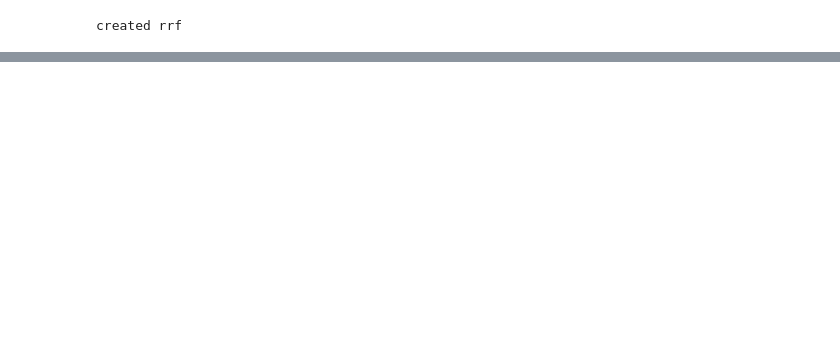
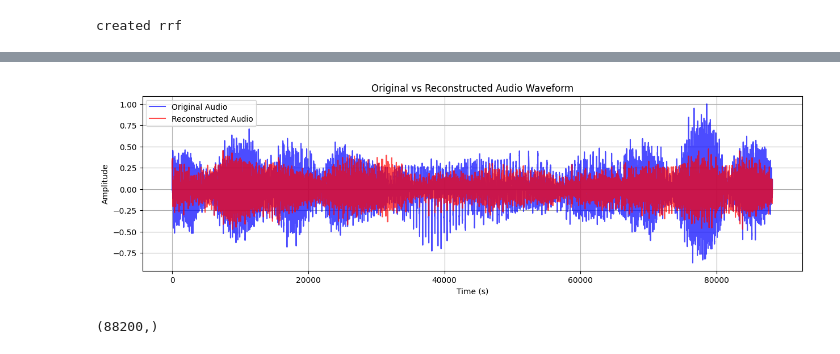
Before and after one commit to PankajGadhwal/ML-Projects, a Jupyter notebook: A2/task2.ipynb, the cells around one changed output, grey strips where cells are left out. Drawn from its saved outputs; the diff is of its cells as text; code cells hidden in the pictures; blank space fills up the shorter version.

```diff
--- a/A2/task2.ipynb
+++ b/A2/task2.ipynb
@@ -138,5 +151,5 @@ audio, sample_rate = librosa.load(audio_path, sr=None)
 # %%
-
+audio = audio[-2 * sample_rate:]
 audio_tensor = torch.tensor(audio, dtype=torch.float32).to(device)
 audio_size = audio_tensor.shape
 coords = torch.arange(audio_size[0], dtype=torch.float32).to(device)
@@ -260,0 +217,29 @@ rmse_segment
+# %%
+plt.figure(figsize=(15, 4))
+plt.plot(audio, color = 'blue', alpha = 0.7, label = 'Original Audio')
+plt.plot(pred_audio, color = 'red', alpha = 0.7, label = 'Reconstructed Audio')
+plt.xlabel('Time (s)')
+plt.ylabel('Amplitude')
+plt.title('Original vs Reconstructed Audio Waveform')
+plt.grid()
+plt.legend()
+plt.show()
+# %% [output]
+[figure, added]
+# %%
+start_idx = 20000
+end_idx = 30000
+
+Z1 = Z[:start_idx]
+Z2 = Z[end_idx:]
+
+audio1 = audio_tensor[:start_idx]
+audio2 = audio_tensor[end_idx:]
+audioF = torch.cat((audio1, audio2), dim = 0)
+ZF = torch.cat((Z1.cpu(), Z2.cpu()), dim = 0)
+model = LinearRegression()
+model.fit(ZF.cpu(), audioF.cpu())
+pred_audio_del = model.predict(Z.cpu())
+print(pred_audio_del.shape)
+# %% [output]
+(88200,)
```
Also changed, not shown: parts of 23 cells of this notebook, 4 other files.
